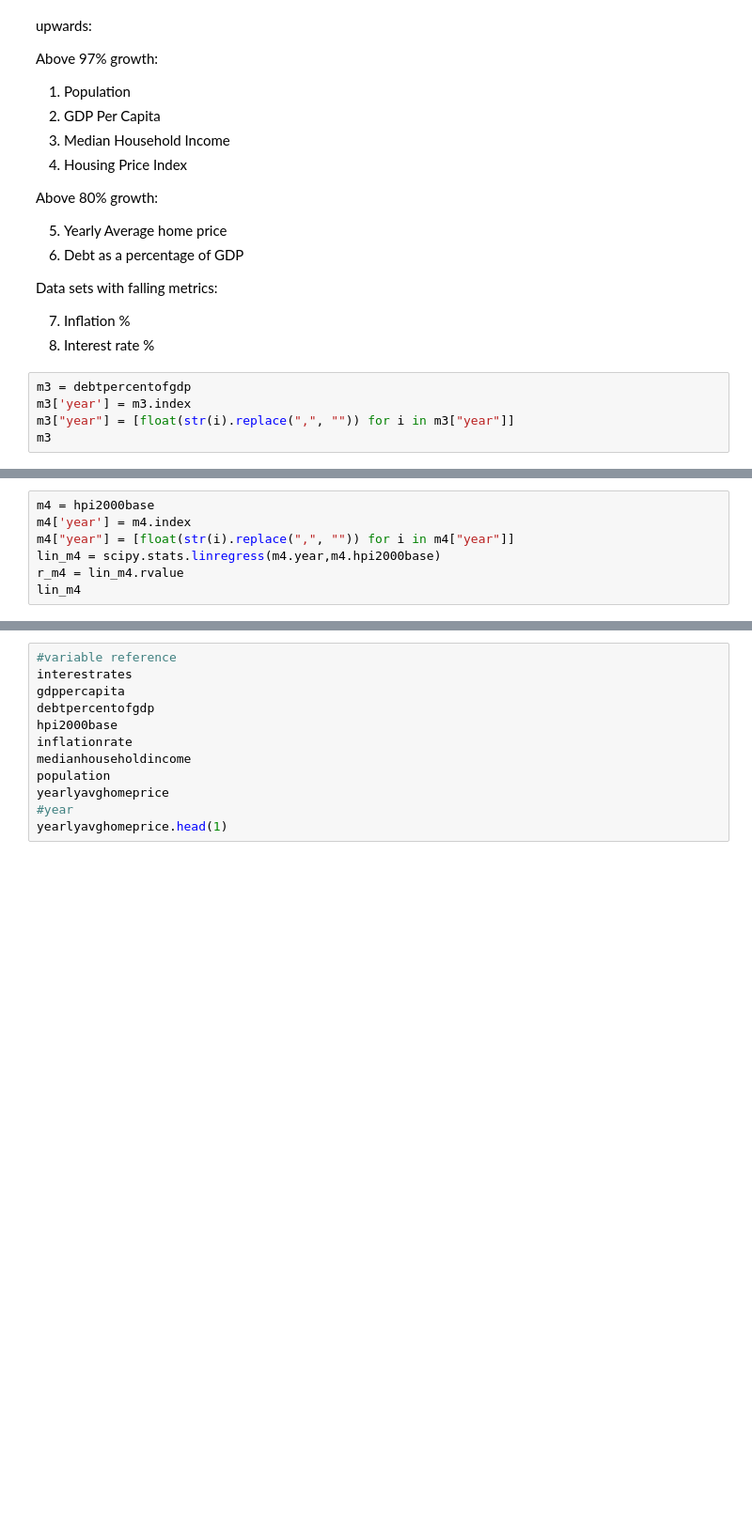
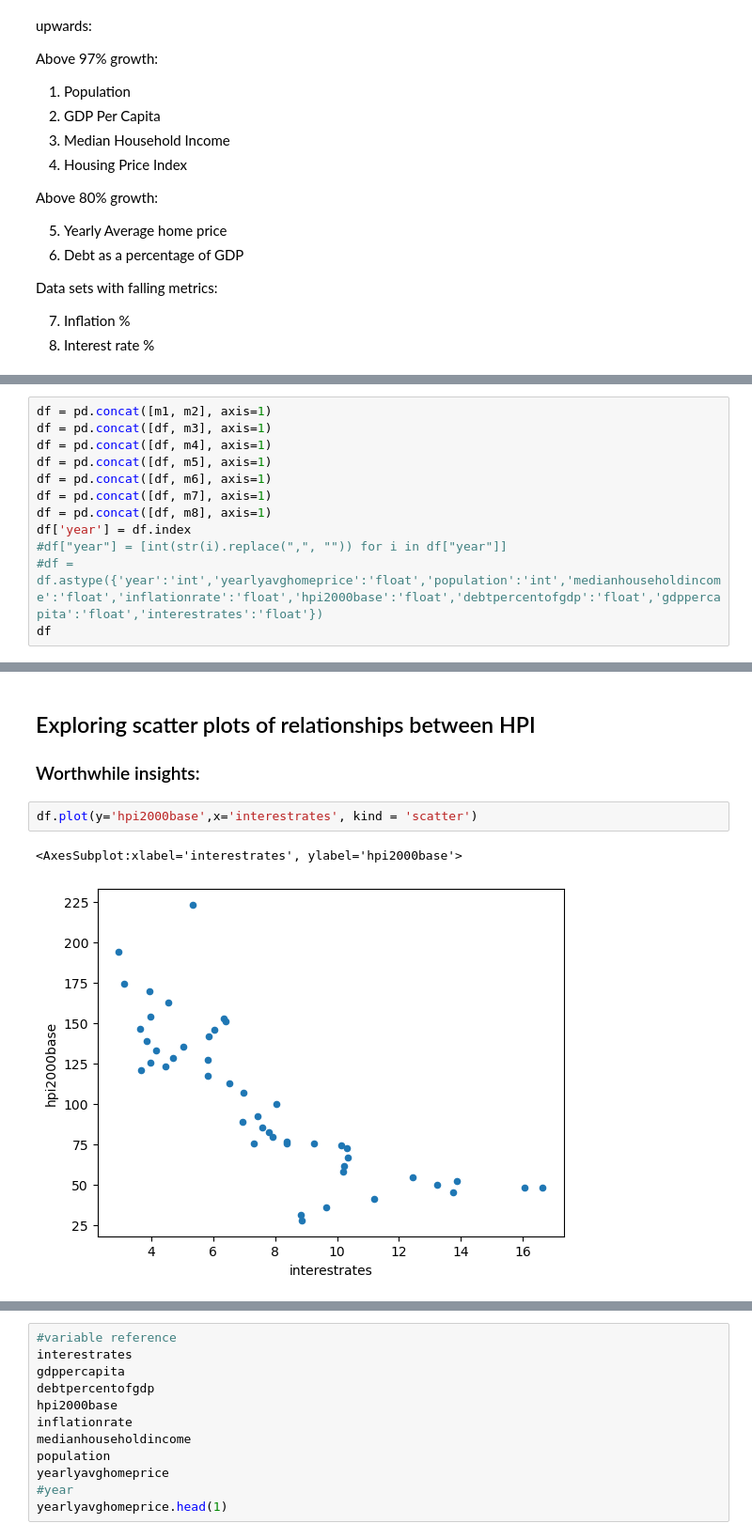
Before and after one commit to mmikul2/D195-Capstone, a Jupyter notebook: Capstone.ipynb, the cells around one changed output, grey strips where cells are left out. Shown at 94% size. Saved outputs shown, nothing was run; the diff lists cells and outputs as text; blank space fills up the shorter version.

```diff
--- a/Capstone.ipynb
+++ b/Capstone.ipynb
@@ -501,8 +501,3 @@ Data sets with falling metrics:
 
 7. Inflation %
 8. Interest rate %
-# %%
-m3 = debtpercentofgdp
-m3['year'] = m3.index
-m3["year"] = [float(str(i).replace(",", "")) for i in m3["year"]]
-m3
@@ -533,7 +503,0 @@ LinregressResult(slope=1.3874826254826258, intercept=-2704.1915444015453, rvalue
-# %%
-m4 = hpi2000base
-m4['year'] = m4.index
-m4["year"] = [float(str(i).replace(",", "")) for i in m4["year"]]
-lin_m4 = scipy.stats.linregress(m4.year,m4.hpi2000base)
-r_m4 = lin_m4.rvalue
-lin_m4
@@ -548,0 +504,12 @@ plt.plot(metrics.year,metrics.hpi2000base)
+# %%
+df = pd.concat([m1, m2], axis=1)
+df = pd.concat([df, m3], axis=1)
+df = pd.concat([df, m4], axis=1)
+df = pd.concat([df, m5], axis=1)
+df = pd.concat([df, m6], axis=1)
+df = pd.concat([df, m7], axis=1)
+df = pd.concat([df, m8], axis=1)
+df['year'] = df.index
+#df["year"] = [int(str(i).replace(",", "")) for i in df["year"]]
+#df = df.astype({'year':'int','yearlyavghomeprice':'float','population':'int','medianhouseholdincome':'float','inflationrate':'float','hpi2000base':'float','debtpercentofgdp':'float','gdppercapita':'float','interestrates':'float'})
+df
@@ -548,0 +534,9 @@ plt.plot(metrics.year,metrics.hpi2000base)
+# %% [markdown]
+## Exploring scatter plots of relationships between HPI
+
+### Worthwhile insights:
+# %%
+df.plot(y='hpi2000base',x='interestrates', kind = 'scatter')
+# %% [output]
+<AxesSubplot:xlabel='interestrates', ylabel='hpi2000base'>
+[figure, added]
```
Also changed, not shown: parts of 24 cells of this notebook, 1 other file.
